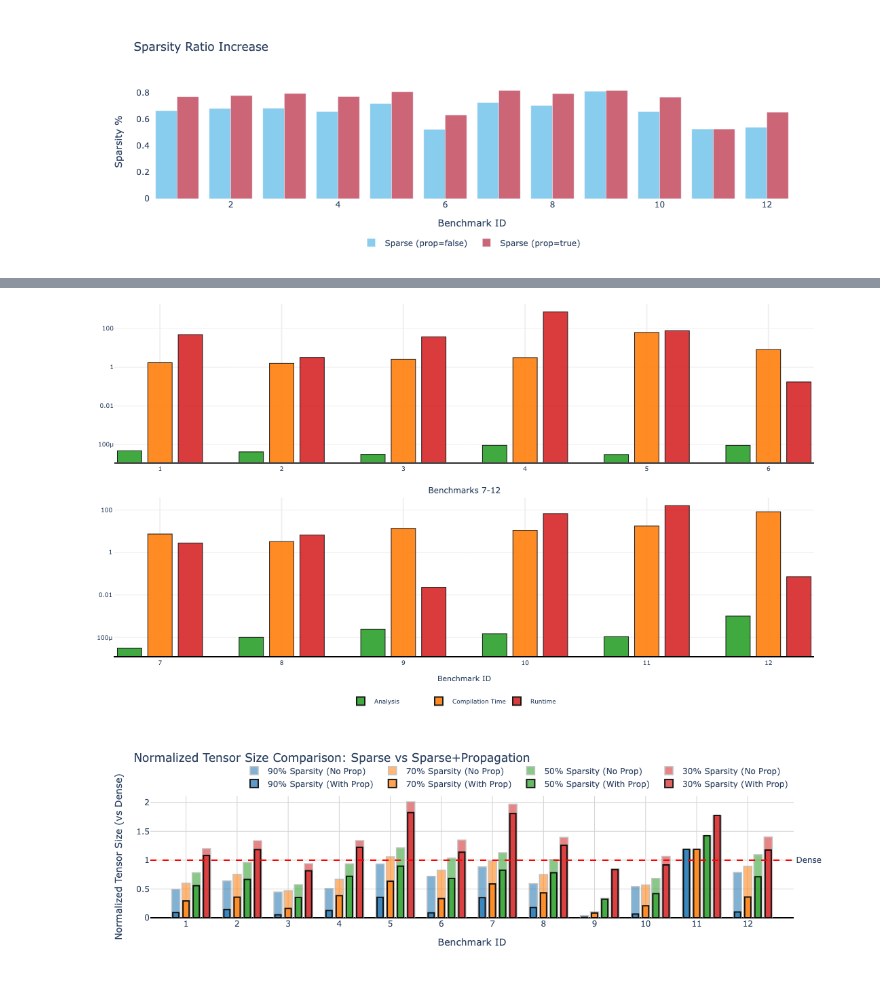
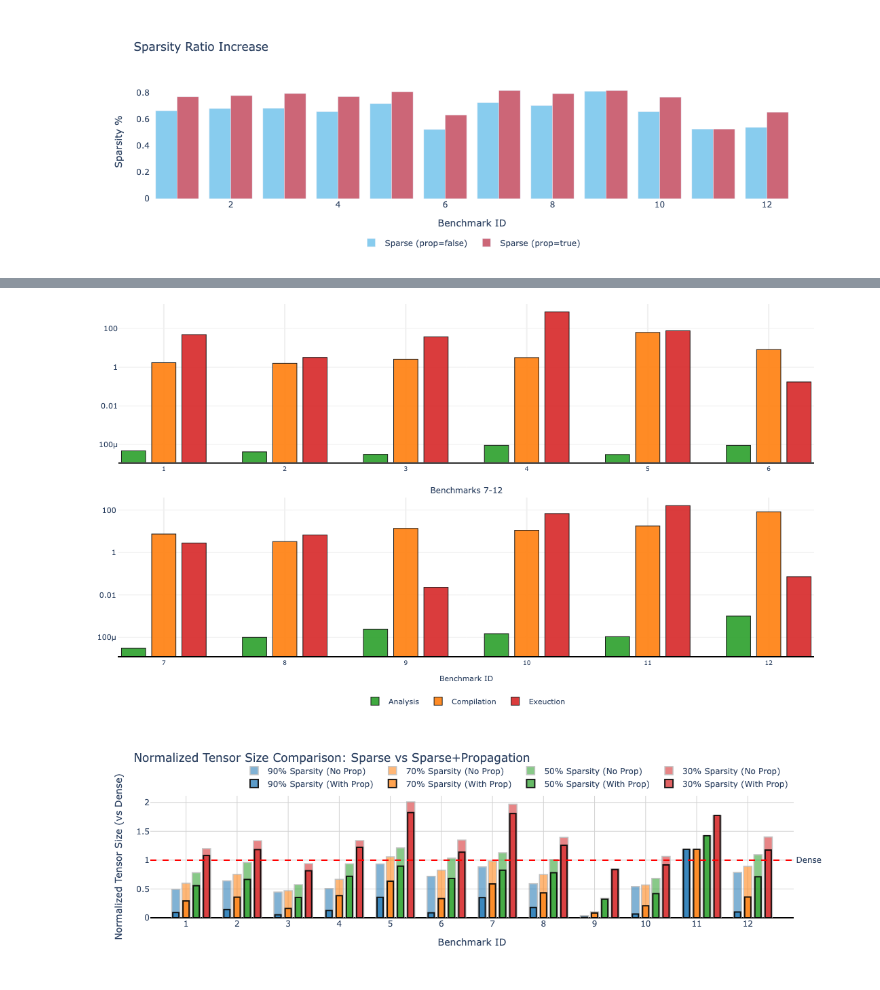
Before and after one commit to lac-dcc/adlet, a Jupyter notebook: benchmarks/analysis/einsum.ipynb, the cells around one changed output, grey strips where cells are left out. Drawn from its saved outputs; the diff is of its cells as text; code cells hidden in the pictures.

```diff
--- a/benchmarks/analysis/einsum.ipynb
+++ b/benchmarks/analysis/einsum.ipynb
@@ -10,14 +11,14 @@ from plotly.subplots import make_subplots
 # %%
 def get_tensor_info(instance):
     biggest_dim = 0
-    biggest_number_of_dims = 0
+    biggest_rank = 0
     for tensor in instance.tensors:
         for dim in tensor.shape:
             if dim > biggest_dim:
                 biggest_dim = dim
-            if len(tensor.shape) > biggest_number_of_dims:
-                biggest_number_of_dims = len(tensor.shape)
-    return len(instance.tensors), biggest_dim, biggest_number_of_dims
+            if len(tensor.shape) > biggest_rank:
+                biggest_rank = len(tensor.shape)
+    return len(instance.tensors), biggest_dim, biggest_rank
 
 def get_benchmarks(threshold: int = None):
     benchmark_data = {}
@@ -47,6 +48,16 @@ Text(0.5, 1.0, 'Biggest tensor rank')
 print(len(benchmark_data))
 # %% [output]
 102
+# %%
+benchmarks = ["lm_batch_likelihood_brackets_3_16d",  "lm_batch_likelihood_sentence_3_12d",  "str_nw_mera_open_26",  "lm_batch_likelihood_sentence_4_8d",  "str_nw_ftps_open_30",  "str_matrix_chain_multiplication_100",  "str_nw_ftps_open_28",  "lm_batch_likelihood_sentence_4_4d",   "str_mps_varying_inner_product_200",  "str_nw_mera_closed_120",  "gm_queen5_5_3.wcsp",  "str_matrix_chain_multiplication_1000"]
+for benchmark_name in benchmarks:
+    if benchmark_name == "str_mps_varying_inner_product_200":
+        instance = einsum_benchmark.instances[benchmark_name]
+        _, path_info = oe.contract_path(instance.format_string, *instance.tensors, optimize='auto')
+        for pi in path_info.contraction_list:
+            print(pi[1])
+        print(benchmark_name, len(instance.tensors), len(path_info.contraction_list) * 2 + 1)
+        print(path_info)
 # %%
 # --- Load and preprocess ---
 df = pd.read_csv("einsum-data/13_50_5_complete.txt")
@@ -245,9 +272,10 @@ fig.update_layout(
         y=-0.10,
         xanchor="center",
         x=0.5,
-        font=dict(size=9),
-        itemsizing='constant',
-        entrywidth=70,
+        font=dict(size=11),
+        itemsizing='trace',
+        #itemsizing='constant',
+        #entrywidth=70,
     ),
     margin=dict(t=0, b=0, l=0, r=50),  # Increased bottom margin for legend
     font=dict(size=9),
@@ -279,7 +307,8 @@ fig.update_yaxes(
     gridcolor='#f0f0f0',
     #linecolor='black',
     #linewidth=1,
-    tickfont=dict(size=9),
+    title_font=dict(size=12),
+    tickfont=dict(size=11),
     #title_text="Time (s) - Log Scale",
     row=1, col=1
 )
@@ -291,39 +320,40 @@ fig.update_yaxes(
     gridcolor='#f0f0f0',
     #linecolor='black',
     linewidth=1,
-    tickfont=dict(size=9),
+    title_font=dict(size=12),
+    tickfont=dict(size=11),
     #title_text="Time (s) - Log Scale",
     row=2, col=1
 )
 
 # Improve legend labels
 fig.update_traces(
     name='Analysis',
     selector=dict(name='Analysis')
 )
 fig.update_traces(
-    name='Compilation Time',
+    name='Compilation',
     selector=dict(name='Compilation Time')
 )
 fig.update_traces(
-    name='Runtime',
+    name='Exeuction',
     selector=dict(name='Runtime')
 )
 fig.add_annotation(
         xref="paper",
         yref="paper",
         x=-0.1,
         y=0.5,
         text="Time (s) - Log Scale",
         showarrow=False,
         textangle=-90
 )
 fig.update_annotations(font_size=12)
 
 fig.show()
 pio.write_image(fig, "einsum_analysis_time.svg", width=500, height=600)
 # %% [output]
-[figure, old version]
+[figure, new version]
 # %%
 def read_csv(file_name):
     df = pd.read_csv(file_name)
```
Also changed, not shown: parts of 4 cells of this notebook, 5 other files.
